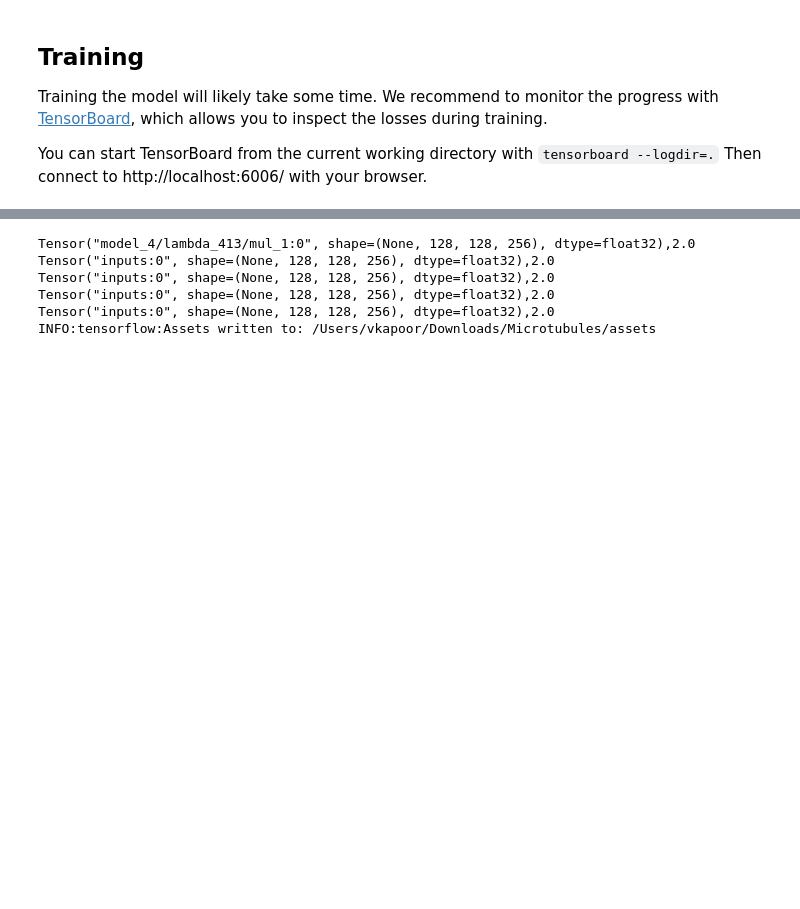
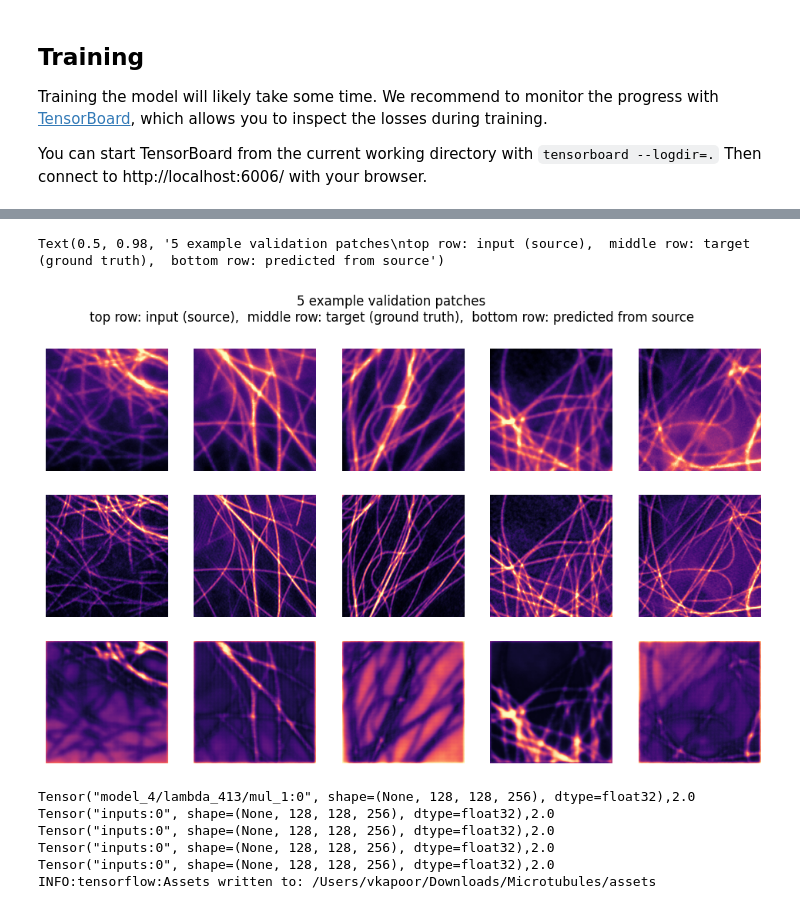
Before and after one commit to KietzmannLab/actin-tubules-sim, a Jupyter notebook: examples/SR/train.ipynb, the cells around one changed output, grey strips where cells are left out. Cells and saved outputs as stored; diff of their text form; code cells hidden in the pictures; blank space fills up the shorter version.

```diff
--- a/examples/SR/train.ipynb
+++ b/examples/SR/train.ipynb
@@ -94,0 +117,10 @@ Epoch 10/10
+# %%
+plt.figure(figsize=(12,7))
+_P = Trainingmodel.predict(X_val[:5])
+
+plot_some(tf.transpose(X_val[:5], perm=[0, 3, 1, 2]),Y_val[:5],_P,pmax=99.5)
+plt.suptitle('5 example validation patches\n'
+             'top row: input (source),  '
+             'middle row: target (ground truth),  '
+             'bottom row: predicted from source')
+# %% [output]
@@ -95,3 +128,5 @@ Epoch 10/10
+Text(0.5, 0.98, '5 example validation patches\ntop row: input (source),  middle row: target (ground truth),  bottom row: predicted from source')
+[figure, added]
 # %%
 Trainingmodel.save(root_dir)
 # %% [output]
```
Also changed, not shown: parts of 6 cells of this notebook, 22 other files.
